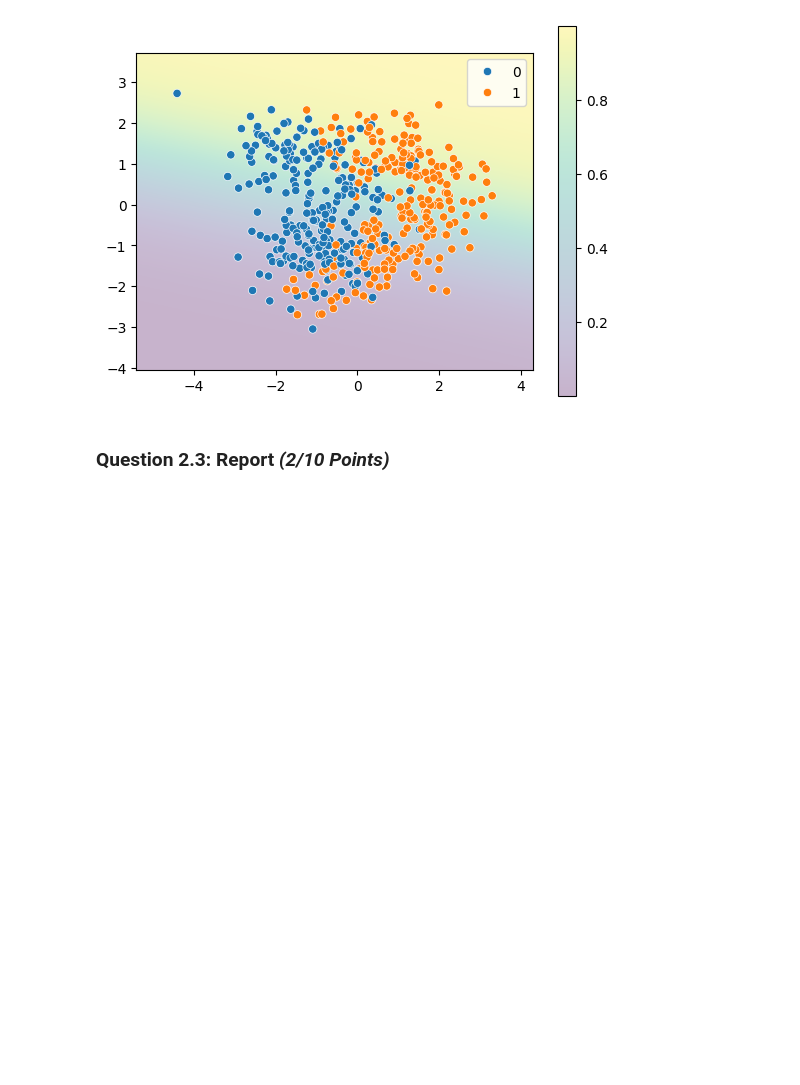
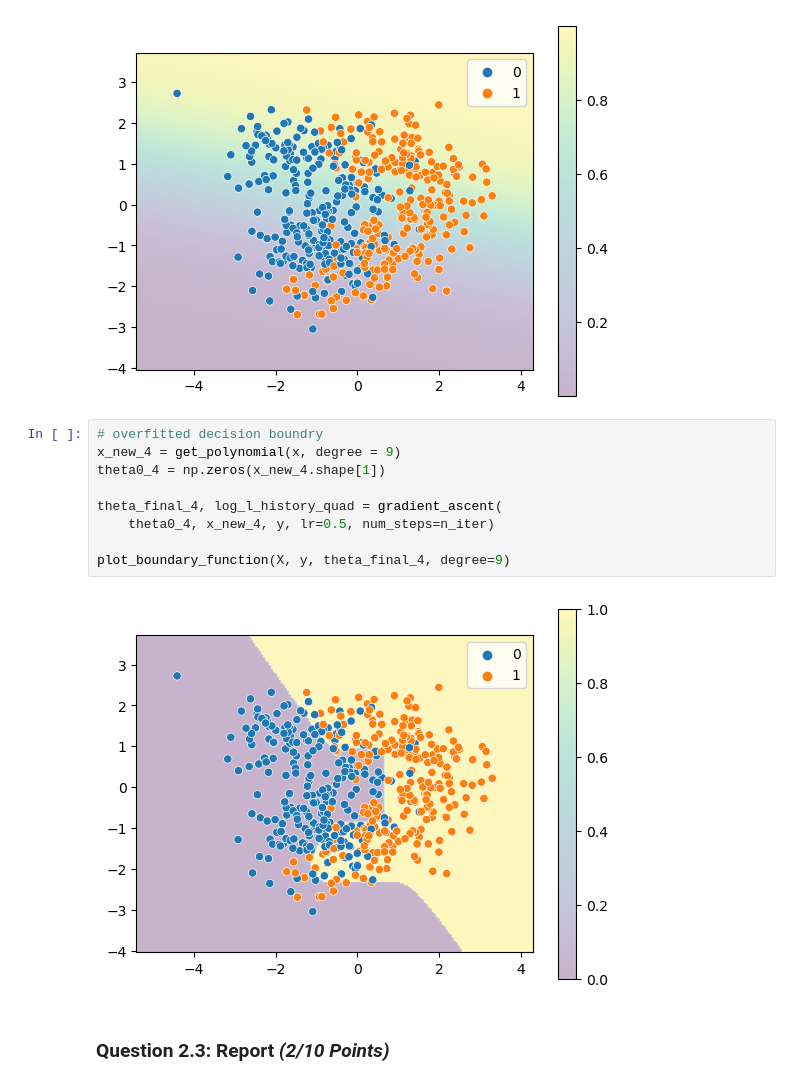
Before and after one commit to Ykanj/FDS-HW-2, a Jupyter notebook: HW2.ipynb, the cells around one changed output. Saved outputs shown, nothing was run; the diff lists cells and outputs as text; blank space fills up the shorter version.

```diff
--- a/HW2.ipynb
+++ b/HW2.ipynb
@@ -1063,6 +1059,17 @@ Linear Decision Boundary
 plot_boundary_function(X, y, theta_final, degree = 1)
 # %% [output]
 [figure]
+# %%
+# overfitted decision boundry
+x_new_4 = get_polynomial(x, degree = 9)
+theta0_4 = np.zeros(x_new_4.shape[1])
+
+theta_final_4, log_l_history_quad = gradient_ascent(
+    theta0_4, x_new_4, y, lr=0.5, num_steps=n_iter)
+
+plot_boundary_function(X, y, theta_final_4, degree=9)
+# %% [output]
+[figure, added]
 # %% [markdown]
 ### **Question 2.3: Report *(2/10 Points)***
 # %% [markdown]
```
Also changed, not shown: parts of 24 cells of this notebook.
